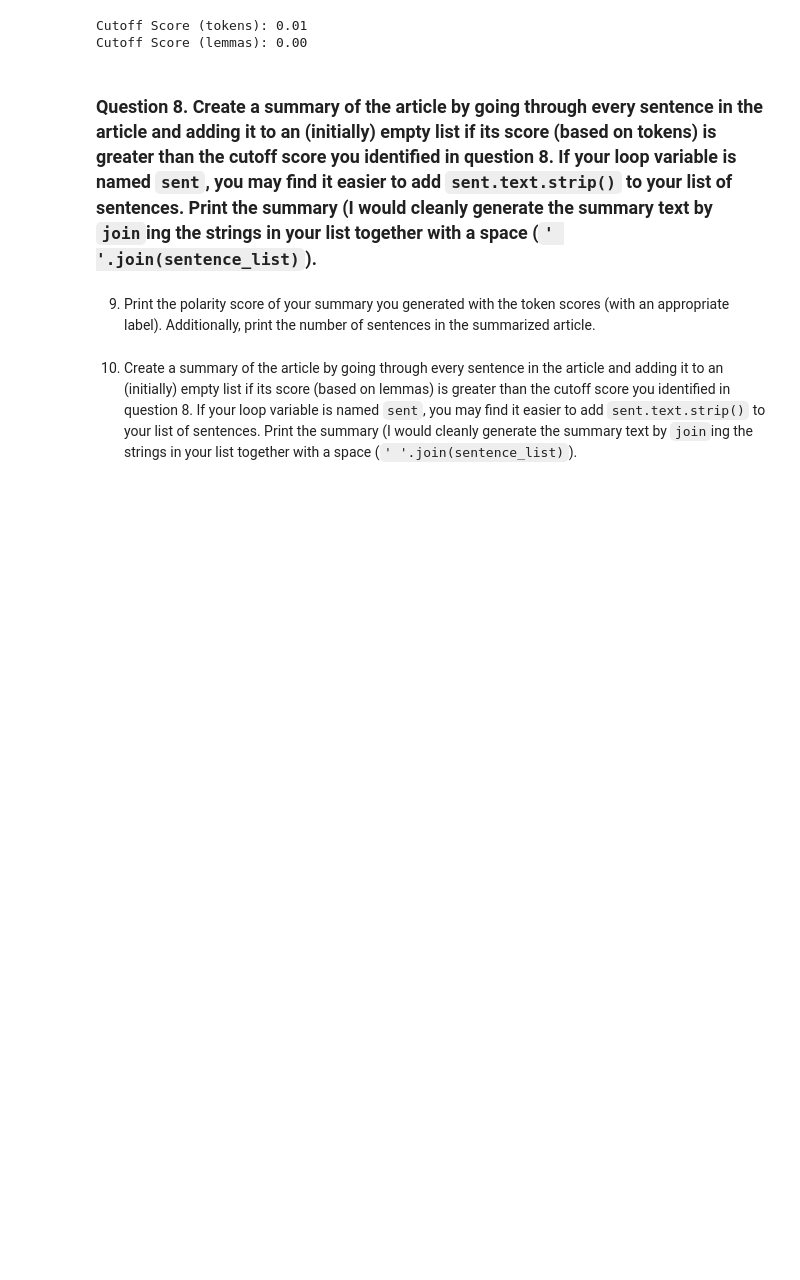
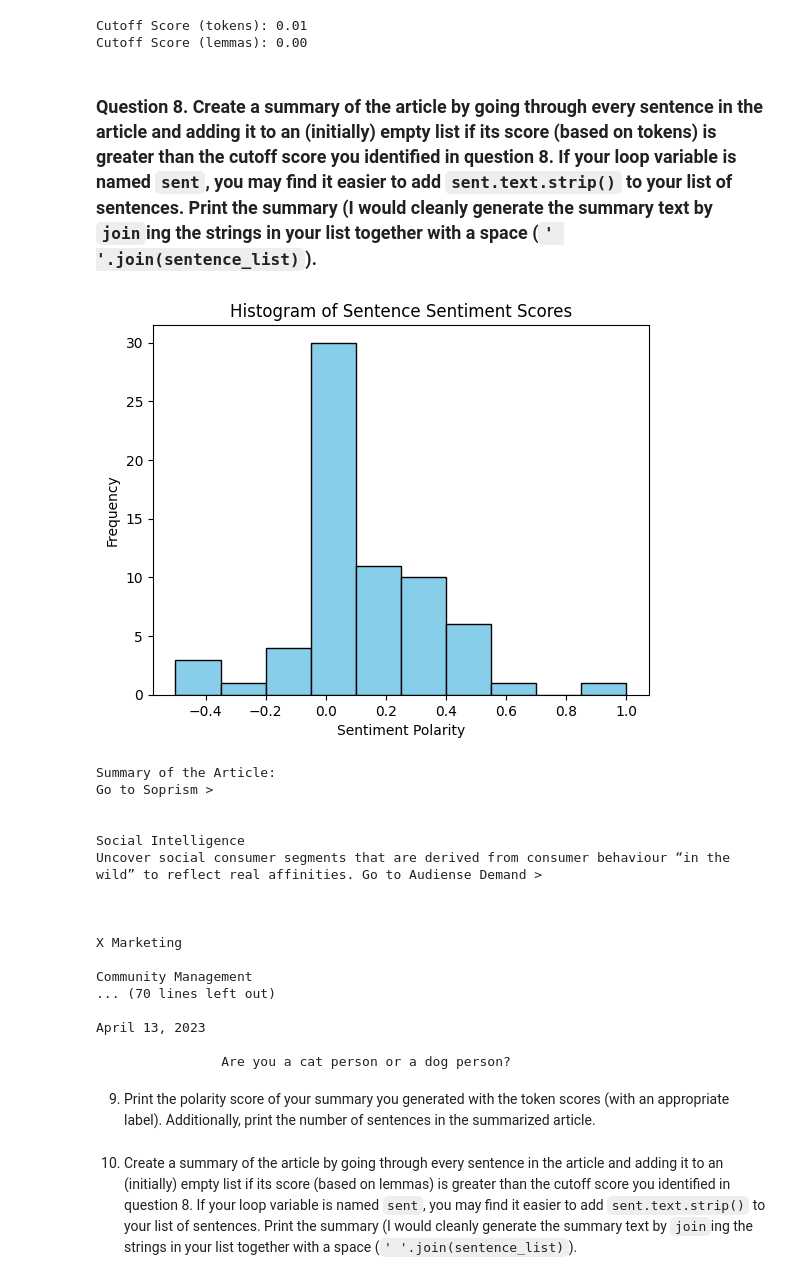
Before and after one commit to ClaytonSeabaughGH/article-summarizer, a Jupyter notebook: article-summarizer.ipynb, the cells around one changed output. Drawn from its saved outputs; the diff is of its cells as text; code cells hidden in the pictures; blank space fills up the shorter version.

Commit message:
Question 8 done

```diff
--- a/article-summarizer.ipynb
+++ b/article-summarizer.ipynb
@@ -224,6 +224,72 @@ Cutoff Score (tokens): 0.01
 Cutoff Score (lemmas): 0.00
 # %% [markdown]
 ### Question 8. Create a summary of the article by going through every sentence in the article and adding it to an (initially) empty list if its score (based on tokens) is greater than the cutoff score you identified in question 8.  If your loop variable is named `sent`, you may find it easier to add `sent.text.strip()` to your list of sentences.  Print the summary (I would cleanly generate the summary text by `join`ing the strings in your list together with a space (`' '.join(sentence_list)`).
+# %%
+from bs4 import BeautifulSoup
+from textblob import TextBlob
+import spacy
+import matplotlib.pyplot as plt
+
+# Step 1: Extract the article text
+with open("how_big_data_changed_music.html", "r", encoding="utf-8") as file:
+    html_content = file.read()
+
+soup = BeautifulSoup(html_content, "html.parser")
+article_text = soup.get_text().strip()  # Clean the extracted text
+
+# Step 2: Load the spaCy pipeline
+nlp = spacy.load("en_core_web_sm")  # Ensure spaCy model is installed
+
+# Step 3: Process the article with spaCy
+doc = nlp(article_text)
+
+# Step 4: Calculate sentiment scores for each sentence
+sentence_scores = []
+for sent in doc.sents:
+    blob = TextBlob(sent.text)
+    sentence_scores.append(blob.sentiment.polarity)
+
+# Step 5: Plot a histogram of sentiment scores (optional debugging)
+plt.hist(sentence_scores, bins=10, color='skyblue', edgecolor='black')
+plt.title("Histogram of Sentence Sentiment Scores")
+plt.xlabel("Sentiment Polarity")
+plt.ylabel("Frequency")
+plt.show()
+
+# Step 6: Define a cutoff score for tokens (based on Question 7)
+cutoff_score_tokens = 0.05  # Adjust based on your histogram analysis
+
+# Step 7: Summarize the article based on the cutoff score
+summary_sentences = []
+for sent, score in zip(doc.sents, sentence_scores):
+    if score > cutoff_score_tokens:
+        summary_sentences.append(sent.text.strip())  # Add sentence to summary list
+
+# Step 8: Generate the summary
+summary_text = ' '.join(summary_sentences)
+
+# Step 9: Print the summary
+print("\nSummary of the Article:")
+print(summary_text)
+# %% [output]
+[figure, added]
+Summary of the Article:
+Go to Soprism >
+
+
+Social Intelligence
+Uncover social consumer segments that are derived from consumer behaviour “in the wild” to reflect real affinities. Go to Audiense Demand >
+
+
+
+X Marketing
+
+Community Management
+... (70 lines left out)
+
+April 13, 2023
+
+                Are you a cat person or a dog person?
 # %% [markdown]
 9. Print the polarity score of your summary you generated with the token scores (with an appropriate label). Additionally, print the number of sentences in the summarized article.
 # %% [markdown]
```
Also changed, not shown: 1 other file.
